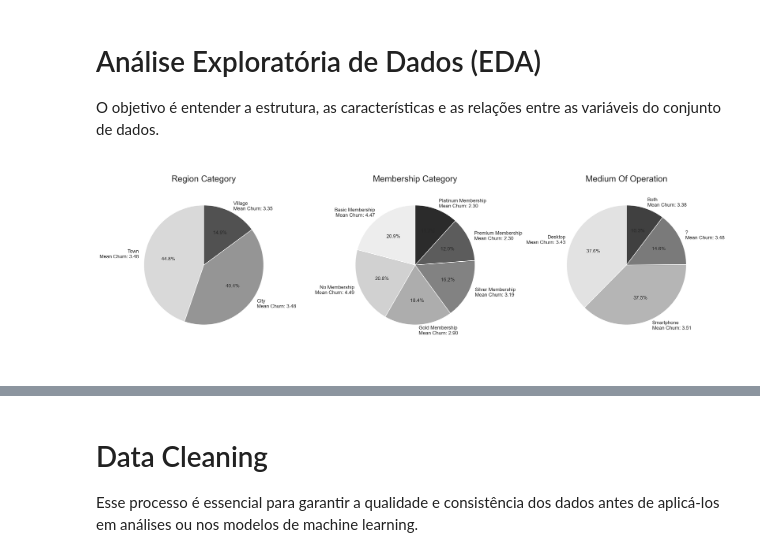
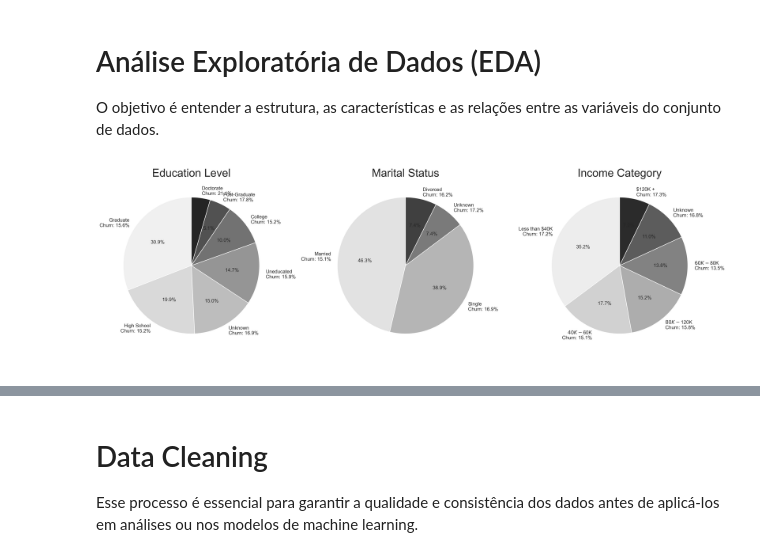
Before and after one commit to Ang3k/Exploracao-Preditiva-de-Dados-para-Churn-de-Clientes-Bancarios-com-Machine-Learning, a Jupyter notebook: Project_Prototype.ipynb, the cells around one changed output, grey strips where cells are left out. Drawn from its saved outputs; the diff is of its cells as text; code cells hidden in the pictures.

Commit message:
removendo a o antigo dataset, porque ele era artificial demais, trabalhando agora com um novo

```diff
--- a/Project_Prototype.ipynb
+++ b/Project_Prototype.ipynb
@@ -14 +11,4 @@ df_test = pd.read_csv('test.csv')
+# %%
+# Importando os datasets à serem utilizados
+df = pd.read_csv("BankChurners.csv")
 # %%
@@ -53,24 +50,28 @@ df_train.head()
 
 O objetivo é entender a estrutura, as características e as relações entre as variáveis do conjunto de dados.
 # %%
-# Colunas para verificar a contagem e adicionar o cálculo de risco de churn
-colunas_contagem = ["region_category", "membership_category", "medium_of_operation"]
+colunas_contagem = ["Education_Level", "Marital_Status", "Income_Category"]
 
-fig, axs = plt.subplots(1, 3, figsize=(18, 6), dpi=200)
+fig, axs = plt.subplots(1, 3, figsize=(18, 6), dpi=300)
+axs = axs.flatten()
 
 # Iterando pelas colunas para gerar os Pie-Plots
 for idx, col in enumerate(colunas_contagem):
-    counts = df_train[col].value_counts()
+    counts = df[col].value_counts()
+    churn_counts = df.groupby(col)['Attrition_Flag'].value_counts().unstack(fill_value=0)
 
-    churn_means = df_train.groupby(col)['churn_risk_score'].mean()
-    labels = [f'{label}\nMean Churn: {churn_means[label]:.2f}' for label in counts.index]
+    # Calculando a porcentagem de churn para cada categoria
+    churn_percentages = (churn_counts['Attrited Customer'] / counts) * 100
 
-    axs[idx].pie(counts, labels=labels, autopct='%1.1f%%', startangle=90, colors=sns.color_palette("Greys", n_colors=len(counts)))
-
-    axs[idx].set_title(f'{col.replace("_", " ").title()}', y=0.9, fontsize=17.5)
+    # Preparando os rótulos
+    labels = [f'{label}\nChurn: {churn_percentages[label]:.1f}%' for label in counts.index]
+    axs[idx].pie(counts, labels=labels, autopct='%1.1f%%', startangle=90,
+                 colors=sns.color_palette("Greys", n_colors=len(counts)),
+                 textprops={'fontsize': 10})
+    axs[idx].set_title(f'{col.replace("_", " ").title()}', y = 0.925, fontsize = 22.5)
     axs[idx].axis('equal')
 
 plt.tight_layout()
 plt.show()
 # %% [output]
-[figure, old version]
+[figure, new version]
```
Also changed, not shown: parts of 10 cells of this notebook, 2 other files.
